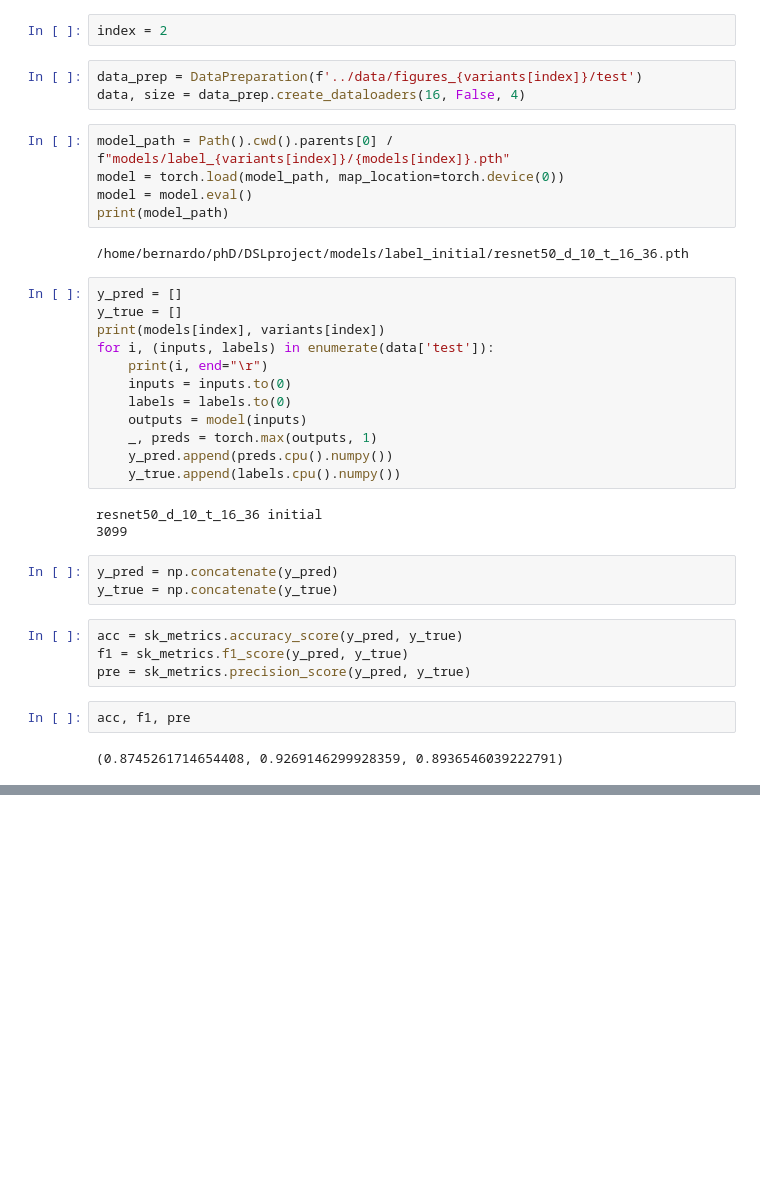
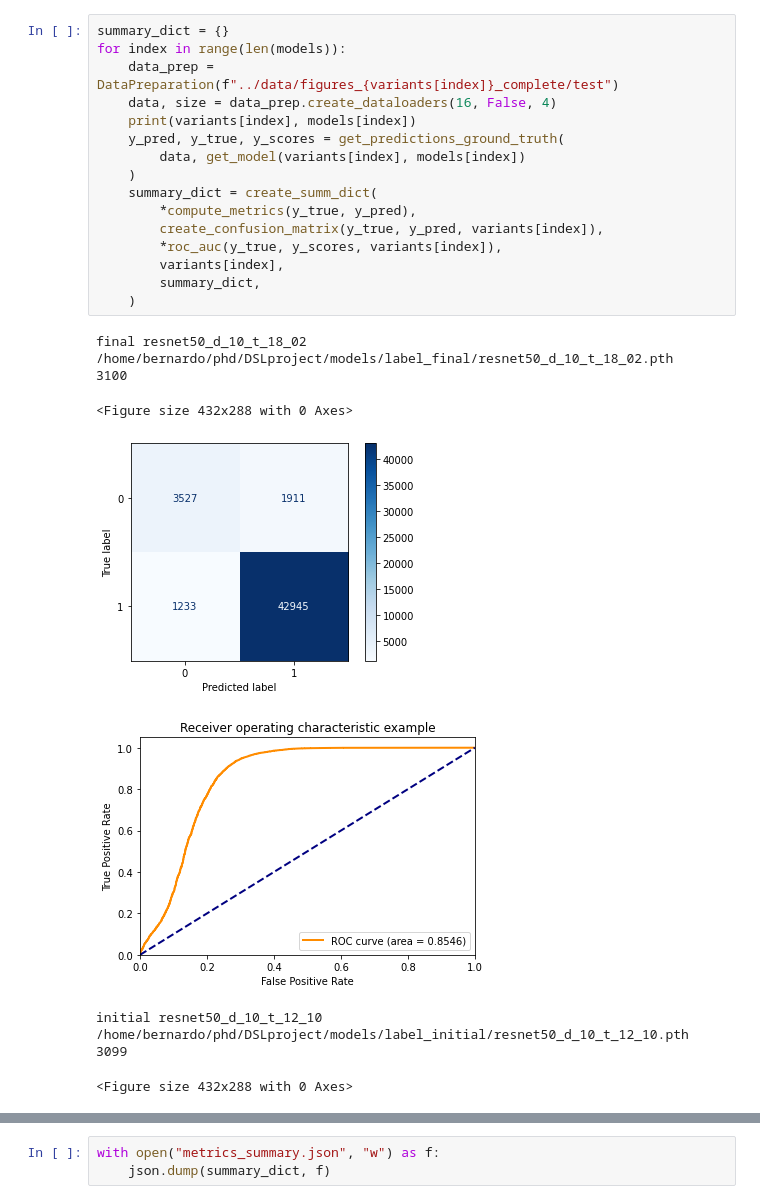
Before and after one commit to ruivarandas/DSLproject, a Jupyter notebook: notebooks/testing.ipynb, the cells around one changed output, grey strips where cells are left out. Cells and saved outputs as stored; diff of their text form; blank space fills up the shorter version.

Commit message:
new metrics

```diff
--- a/notebooks/testing.ipynb
+++ b/notebooks/testing.ipynb
@@ -44,38 +145,27 @@ models = ["resnet50_d_10_t_18_02", "resnet50_d_10_t_17_19", "resnet50_d_10_t_16_
-# %%
-index = 2
-# %%
-data_prep = DataPreparation(f'../data/figures_{variants[index]}/test')
-data, size = data_prep.create_dataloaders(16, False, 4)
-# %%
-model_path = Path().cwd().parents[0] / f"models/label_{variants[index]}/{models[index]}.pth"
-model = torch.load(model_path, map_location=torch.device(0))
-model = model.eval()
-print(model_path)
-# %% [output]
-/home/bernardo/phD/DSLproject/models/label_initial/resnet50_d_10_t_16_36.pth
-# %%
-y_pred = []
-y_true = []
-print(models[index], variants[index])
-for i, (inputs, labels) in enumerate(data['test']):
-    print(i, end="\r")
-    inputs = inputs.to(0)
-    labels = labels.to(0)
-    outputs = model(inputs)
-    _, preds = torch.max(outputs, 1)
-    y_pred.append(preds.cpu().numpy())
-    y_true.append(labels.cpu().numpy())
-# %% [output]
-resnet50_d_10_t_16_36 initial
-3099
-# %%
-y_pred = np.concatenate(y_pred)
-y_true = np.concatenate(y_true)
-# %%
-acc = sk_metrics.accuracy_score(y_pred, y_true)
-f1 = sk_metrics.f1_score(y_pred, y_true)
-pre = sk_metrics.precision_score(y_pred, y_true)
-# %%
-acc, f1, pre
-# %% [output]
-(0.8745261714654408, 0.9269146299928359, 0.8936546039222791)
+# %%
+summary_dict = {}
+for index in range(len(models)):
+    data_prep = DataPreparation(f"../data/figures_{variants[index]}_complete/test")
+    data, size = data_prep.create_dataloaders(16, False, 4)
+    print(variants[index], models[index])
+    y_pred, y_true, y_scores = get_predictions_ground_truth(
+        data, get_model(variants[index], models[index])
+    )
+    summary_dict = create_summ_dict(
+        *compute_metrics(y_true, y_pred),
+        create_confusion_matrix(y_true, y_pred, variants[index]),
+        *roc_auc(y_true, y_scores, variants[index]),
+        variants[index],
+        summary_dict,
+    )
+# %% [output]
+final resnet50_d_10_t_18_02
+/home/bernardo/phd/DSLproject/models/label_final/resnet50_d_10_t_18_02.pth
+3100
+<Figure size 432x288 with 0 Axes>
+[figure, added]
+[figure, added]
+initial resnet50_d_10_t_12_10
+/home/bernardo/phd/DSLproject/models/label_initial/resnet50_d_10_t_12_10.pth
+3099
+<Figure size 432x288 with 0 Axes>
@@ -81,0 +174,3 @@ acc, f1, pre
+# %%
+with open("metrics_summary.json", "w") as f:
+    json.dump(summary_dict, f)
```
Also changed, not shown: parts of 12 cells of this notebook, 2 other files.
